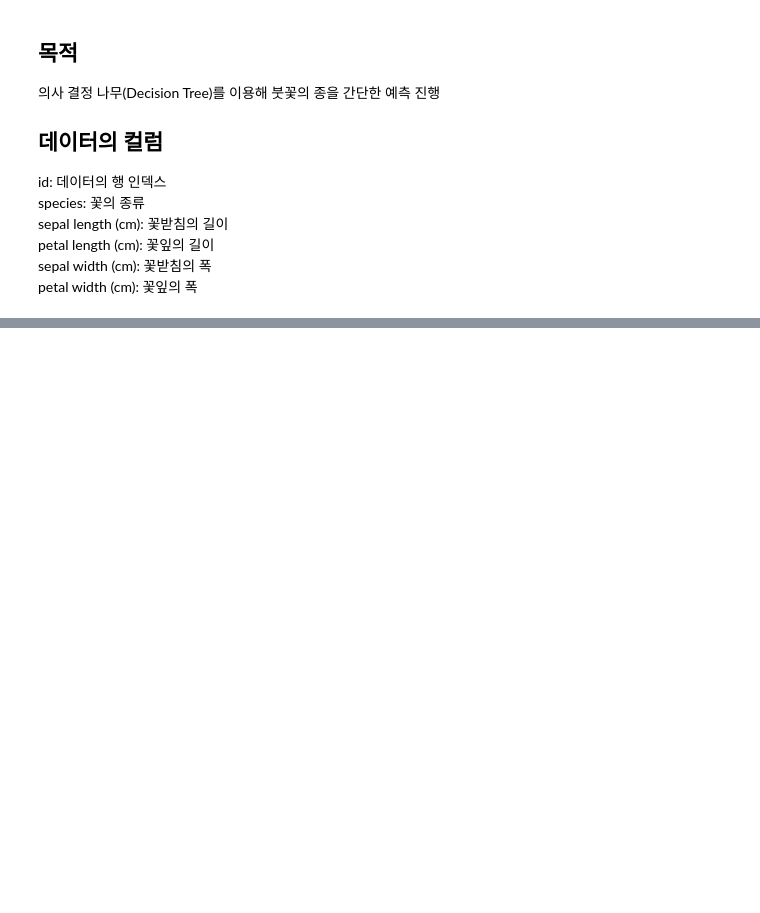
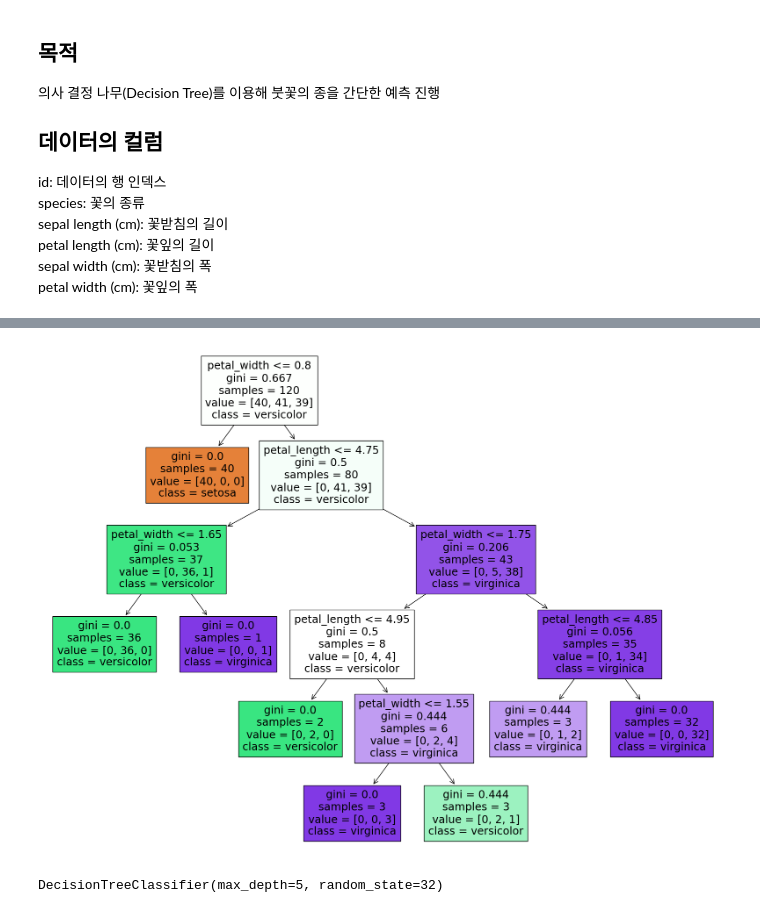
Before and after one commit to DANU011/PyDataAnalytics, a Jupyter notebook: IRIS/iris.ipynb, the cells around one changed output, grey strips where cells are left out. Drawn from its saved outputs; the diff is of its cells as text; code cells hidden in the pictures; blank space fills up the shorter version.

```diff
--- a/IRIS/iris.ipynb
+++ b/IRIS/iris.ipynb
@@ -62,19 +228,17 @@ plt.show()
 # %%
+# 모델링 - 깊이 변경
 model = DecisionTreeClassifier(max_depth=5, random_state=32)
 
-feature_names = ['petal_width', 'petal_length', 'petal_length', 'petal_width']
-train_x = train[feature_names]
-train_y = train['species']
-
+# 학습
 model.fit(train_x, train_y)
 
-import matplotlib.pyplot as plt
-from sklearn import tree
-
+# 시각화할 트리의 크기를 설정
 plt.figure(figsize=(20,15))
 tree.plot_tree(model,
     class_names=['setosa', 'versicolor', 'virginica'],
     feature_names=feature_names,
     filled=True,
 )
 plt.show()
+# %% [output]
+[figure, added]
@@ -80,0 +250,6 @@ plt.show()
+# %%
+# 모델링 및 학습
+model = DecisionTreeClassifier(max_depth=5, random_state=32)
+model.fit(train_x, train_y)
+# %% [output]
+DecisionTreeClassifier(max_depth=5, random_state=32)
```
Also changed, not shown: parts of 20 cells of this notebook.
